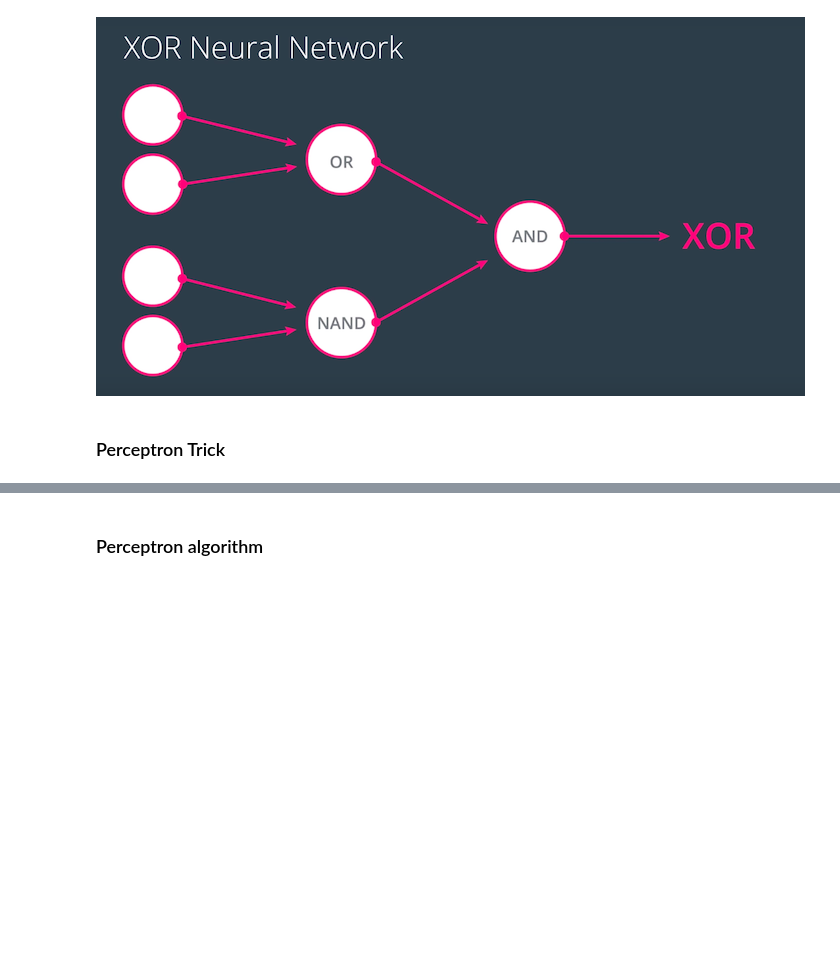
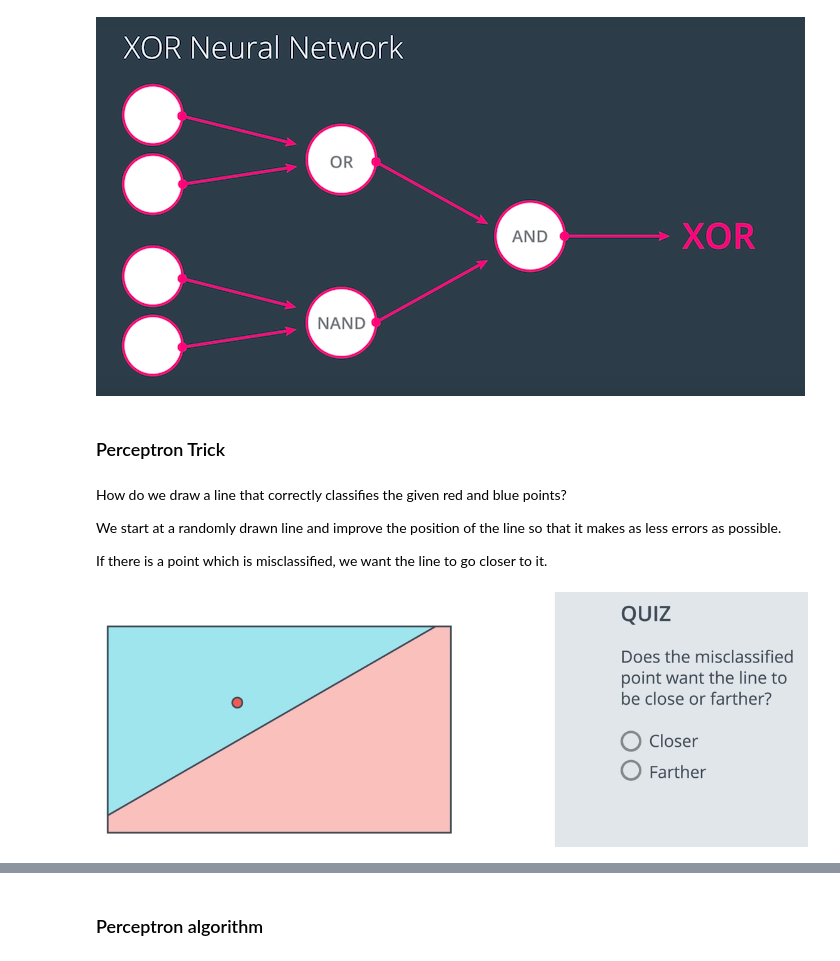
Before and after one commit to sahilbansal17/Deep-Learning-with-PyTorch, a Jupyter notebook: Lesson 1/intro_neural_networks.ipynb, the cells around one changed output, grey strips where cells are left out. Cells and saved outputs as stored; diff of their text form; code cells hidden in the pictures; blank space fills up the shorter version.

Commit message:
Add perceptron algorithm

```diff
--- a/Lesson 1/intro_neural_networks.ipynb
+++ b/Lesson 1/intro_neural_networks.ipynb
@@ -203,3 +203,14 @@ Image(filename = "../Resources/Lesson 1/xor-mlp.png")
 [figure]
 # %% [markdown]
 ### Perceptron Trick
+# %% [markdown]
+How do we draw a line that correctly classifies the given red and blue points?
+
+We start at a randomly drawn line and improve the position of the line so that it makes as less errors as possible.
+
+If there is a point which is misclassified, we want the line to go closer to it.
+# %%
+from IPython.display import Image
+Image(filename = "../Resources/Lesson 1/perceptron-quiz.png")
+# %% [output]
+[figure, added]
```
Also changed, not shown: parts of 10 cells of this notebook, 5 other files.
